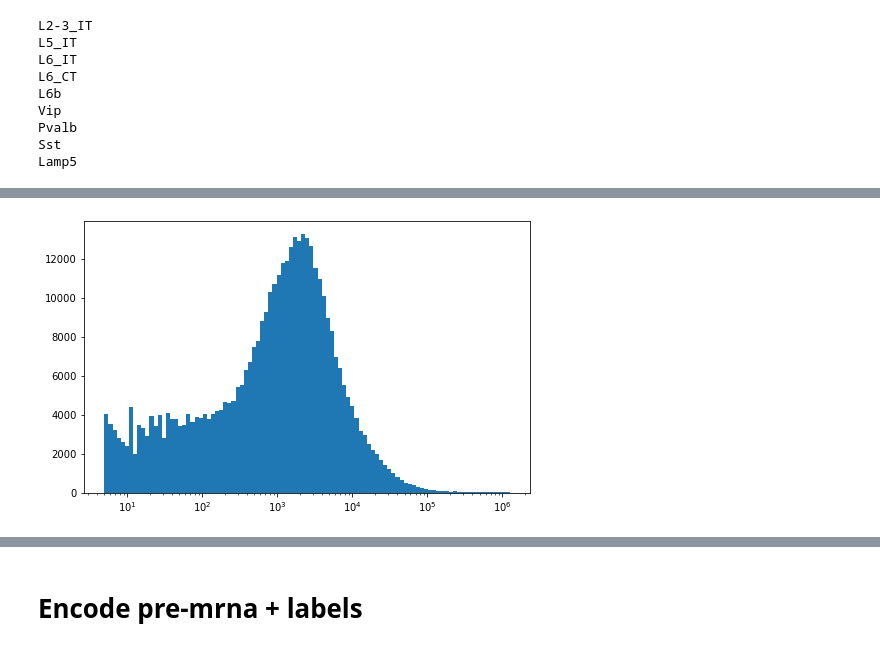
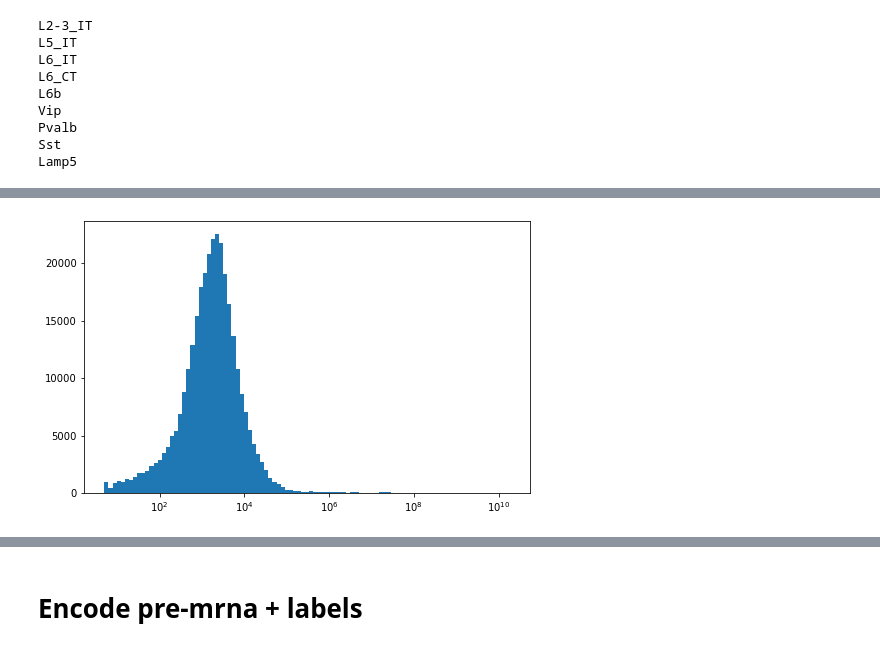
Before and after one commit to dmnburrows/deepNN_splice, a Jupyter notebook: data_process.ipynb, the cells around one changed output, grey strips where cells are left out. Cells and saved outputs as stored; diff of their text form; code cells hidden in the pictures.

```diff
--- a/data_process.ipynb
+++ b/data_process.ipynb
@@ -1196,7 +1198,7 @@ plt.hist(sj['overhang'],bins=b, color = 'k')
 
 #PARS
 min_unq = 5
-min_overhang = 5
+min_overhang = 10
 min_sjdist = 30
 path = '/cndd2/dburrows/DATA/splice/smartseq-rna_MOp_biccn/pseudobulk/gran1/'
 for x,cell in enumerate(name_l):
@@ -1351,6 +1490,10 @@ for i in range(len(name_l)):
     # RPKM = (gene mapped reads x 10**9) / (gene length in bp * library size)
     rpkm =  ((gene_mat.loc[new['geneid-anot']]['counts'] * 10**9).values) / (((new['end-anot']-new['start-anot'])).values  * wc)
     new['NSJU']=new['n_unq'] / rpkm
+    #set all infs to 0
+    new.loc[np.isinf(new['NSJU']),'NSJU'] = 0
+    #CPMs
+    new['CPM']=((new['n_unq'])/wc)*1e6
 
 
     #deal with SJs that overlap multiple genes -> take mean
@@ -1370,6 +1513,7 @@ for i in range(len(name_l)):
         curr_ = new_rep.loc[ind]
 
         nsju = np.mean(curr_['NSJU'].values)
+        cpm = np.mean(curr_['CPM'].values)
         geneid_anot = "_".join(curr_['geneid-anot'].values)
         start_anot = "_".join(curr_['start-anot'].astype(str).values)
         end_anot = "_".join(curr_['end-anot'].astype(str).values)
@@ -1377,6 +1521,7 @@ for i in range(len(name_l)):
 
         hed = curr_.head(1).copy()
         hed['NSJU'] = nsju
+        hed['CPM'] = cpm
         hed['geneid-anot'] = geneid_anot
         hed['start-anot'] = end_anot
         hed['end-anot'] = end_anot
@@ -1384,7 +1529,7 @@ for i in range(len(name_l)):
         newnew_rep = pd.concat([newnew_rep, hed])
 
 
-    #check that all rep_inds remain
+    #check that all rep_inds accounted for
     assert len(newnew_rep) == len(rep_ind), 'some repeat indeces not accounted for'
 
     comb = pd.concat([new_unq,newnew_rep])
@@ -1443,6 +1588,9 @@ for i in range(len(name_l)):
     # RPKM = (gene mapped reads x 10**9) / (gene length in bp * library size)
     rpkm =  ((gene_mat.loc[new['geneid-anot']]['counts'] * 10**9).values) / (((new['end-anot']-new['start-anot'])).values  * wc)
     new['NSJU']=new['n_unq'] / rpkm
+    new.loc[np.isinf(new['NSJU']),'NSJU'] = 0
+    new['CPM']=((new['n_unq'])/wc)*1e6
+
 
 
     #deal with SJs that overlap multiple genes -> take mean
@@ -1485,9 +1633,14 @@ Lamp5
 # Group filter -> mean SS usage + SD + ncell coverage
 #======================================
 
+#Filter out low variable genes, low mean count, low cell coverage????
+#======================================
+
+
 glu_l = ['L2-3_IT', 'L5_IT', 'L6_IT', 'L6_CT', 'L6b']
 gaba_l = [ 'Vip', 'Pvalb', 'Sst', 'Lamp5']
 name_l = glu_l + gaba_l
+
 
 path = '/cndd2/dburrows/DATA/splice/smartseq-rna_MOp_biccn/pseudobulk/gran1/'
 tot=pd.DataFrame()
@@ -1496,6 +1649,8 @@ for i in range(len(name_l)):
     curr = pd.read_csv(path+name_l[i] + '/SJ.norm.bed',sep='\t', index_col=False,low_memory=False)
     tot = pd.concat([tot, curr])
 tot = tot.reset_index(drop=True)
+z_nsju = (tot['NSJU'] - np.mean(tot['NSJU']))/np.std(tot['NSJU'])
+tot['z_NSJU'] = z_nsju
 # %% [output]
 L2-3_IT
 L5_IT
@@ -1623,9 +1759,9 @@ Name: NSJU, Length: 627617, dtype: float64
 # %%
 #MAKE PLOT
 fig,ax = plt.subplots(figsize=(8,5))
-plt.hist(std_nsju.values.astype(int), bins=np.geomspace(5,np.max(mean_reads.values.astype(int)),100))
+plt.hist(std_nsju.values.astype(int), bins=np.geomspace(5,np.max(std_nsju.values.astype(int)),100))
 plt.xscale('log')
 #plt.xlim(5,500)
 plt.show()
 # %% [output]
-[figure, old version]
+[figure, new version]
```
Also changed, not shown: parts of 28 cells of this notebook, 2 other files.
